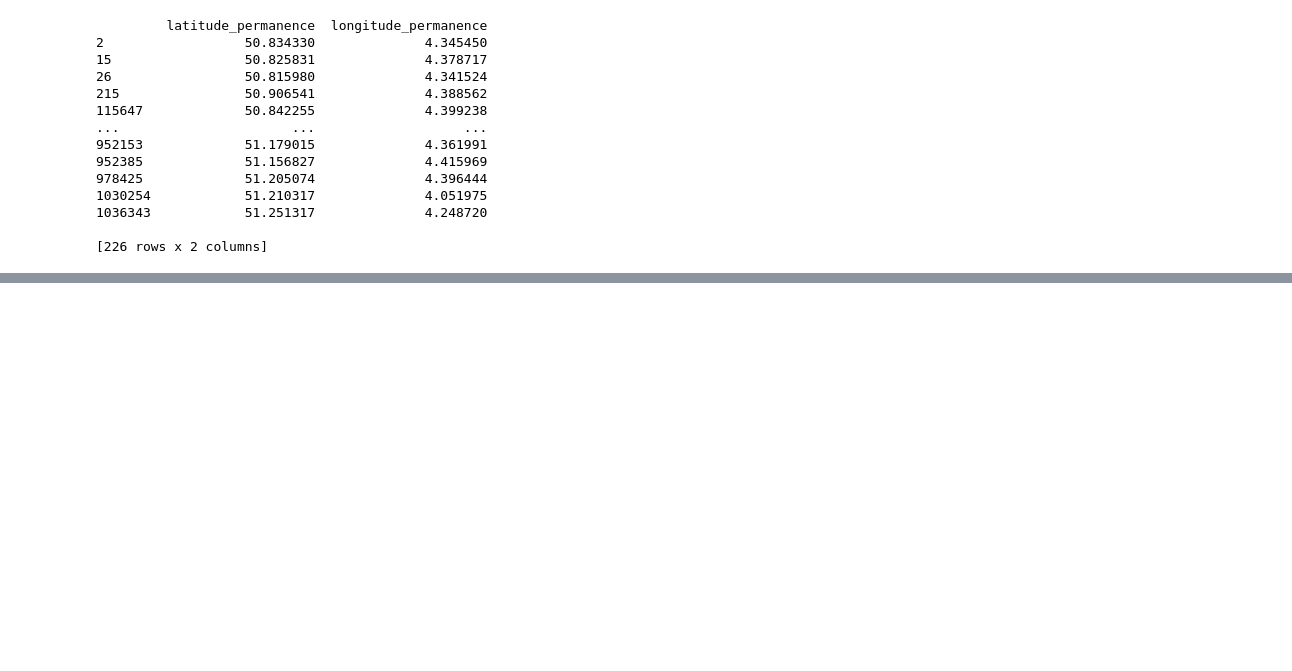
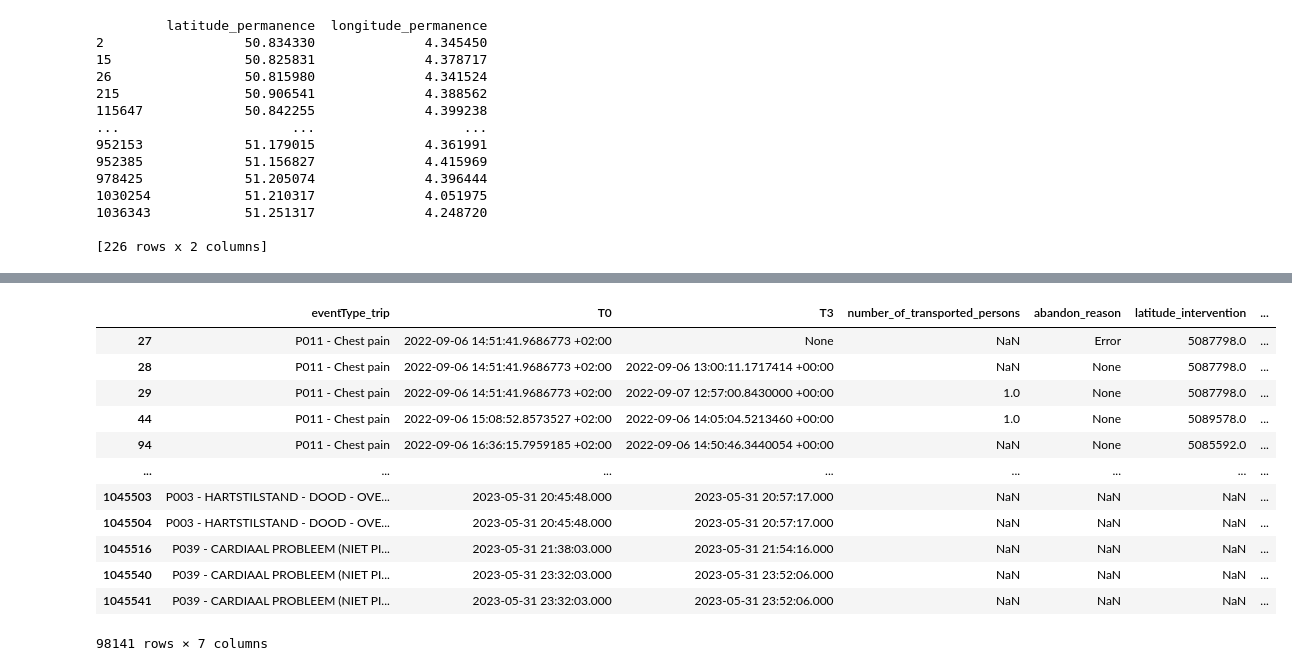
Before and after one commit to Elouan-Debels/MDAProject, a Jupyter notebook: data cleaning.ipynb, the cells around one changed output, grey strips where cells are left out. Saved outputs shown, nothing was run; the diff lists cells and outputs as text; code cells hidden in the pictures; blank space fills up the shorter version.

```diff
--- a/data cleaning.ipynb
+++ b/data cleaning.ipynb
@@ -919,0 +969,22 @@ card_arrest
+# %%
+substrings = ['p003', 'p008', 'p011', 'p039']
+pattern = '|'.join(substrings) #regex pattern
+
+#filter, case insensitive
+card_arrest_filtered = card_arrest[card_arrest['eventType_trip'].str.contains(pattern, case=False, na=False)]
+# %%
+card_arrest_filtered
+# %% [output]
+|  | eventType_trip | T0 | T3 | number_of_transported_persons | abandon_reason | latitude_intervention | ... |
+| 27 | P011 - Chest pain | 2022-09-06 14:51:41.9686773 +02:00 | None | NaN | Error | 5087798.0 | ... |
+| 28 | P011 - Chest pain | 2022-09-06 14:51:41.9686773 +02:00 | 2022-09-06 13:00:11.1717414 +00:00 | NaN | None | 5087798.0 | ... |
+| 29 | P011 - Chest pain | 2022-09-06 14:51:41.9686773 +02:00 | 2022-09-07 12:57:00.8430000 +00:00 | 1.0 | None | 5087798.0 | ... |
+| 44 | P011 - Chest pain | 2022-09-06 15:08:52.8573527 +02:00 | 2022-09-06 14:05:04.5213460 +00:00 | 1.0 | None | 5089578.0 | ... |
+| 94 | P011 - Chest pain | 2022-09-06 16:36:15.7959185 +02:00 | 2022-09-06 14:50:46.3440054 +00:00 | NaN | None | 5085592.0 | ... |
+| ... | ... | ... | ... | ... | ... | ... | ... |
+| 1045503 | P003 - HARTSTILSTAND - DOOD - OVE... | 2023-05-31 20:45:48.000 | 2023-05-31 20:57:17.000 | NaN | NaN | NaN | ... |
+| 1045504 | P003 - HARTSTILSTAND - DOOD - OVE... | 2023-05-31 20:45:48.000 | 2023-05-31 20:57:17.000 | NaN | NaN | NaN | ... |
+| 1045516 | P039 - CARDIAAL PROBLEEM (NIET PI... | 2023-05-31 21:38:03.000 | 2023-05-31 21:54:16.000 | NaN | NaN | NaN | ... |
+| 1045540 | P039 - CARDIAAL PROBLEEM (NIET PI... | 2023-05-31 23:32:03.000 | 2023-05-31 23:52:06.000 | NaN | NaN | NaN | ... |
+| 1045541 | P039 - CARDIAAL PROBLEEM (NIET PI... | 2023-05-31 23:32:03.000 | 2023-05-31 23:52:06.000 | NaN | NaN | NaN | ... |
+98141 rows × 7 columns
```
Also changed, not shown: parts of 16 cells of this notebook.
